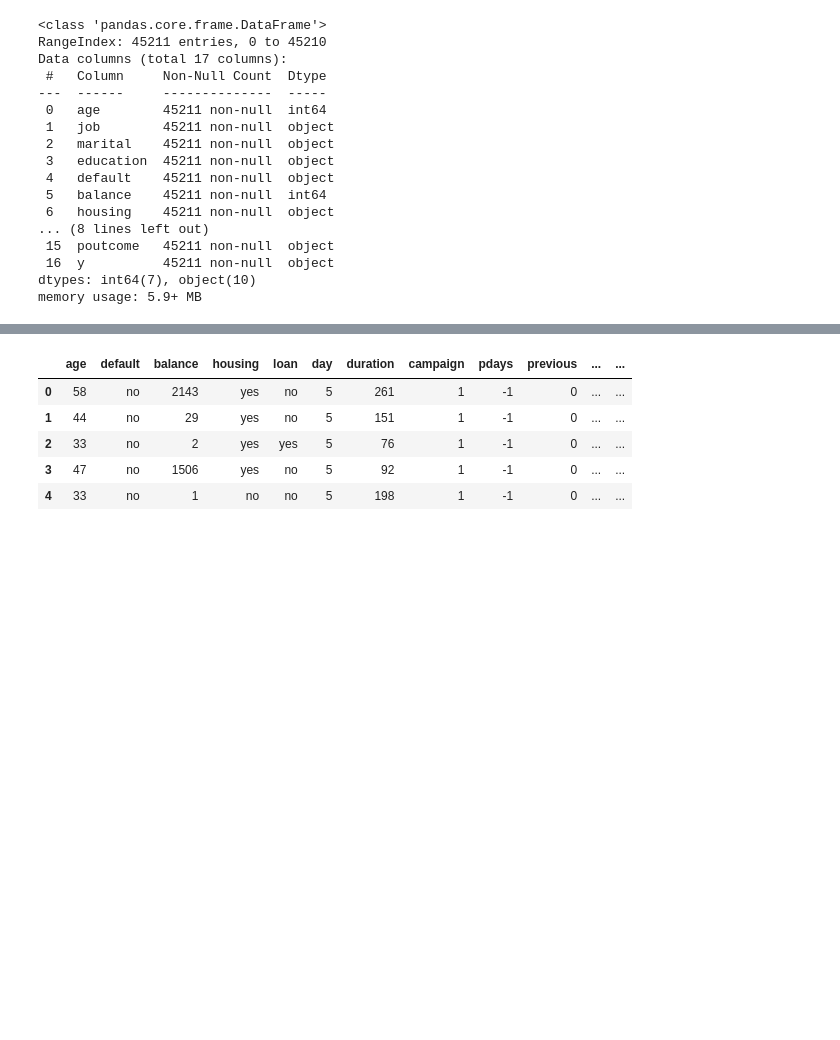
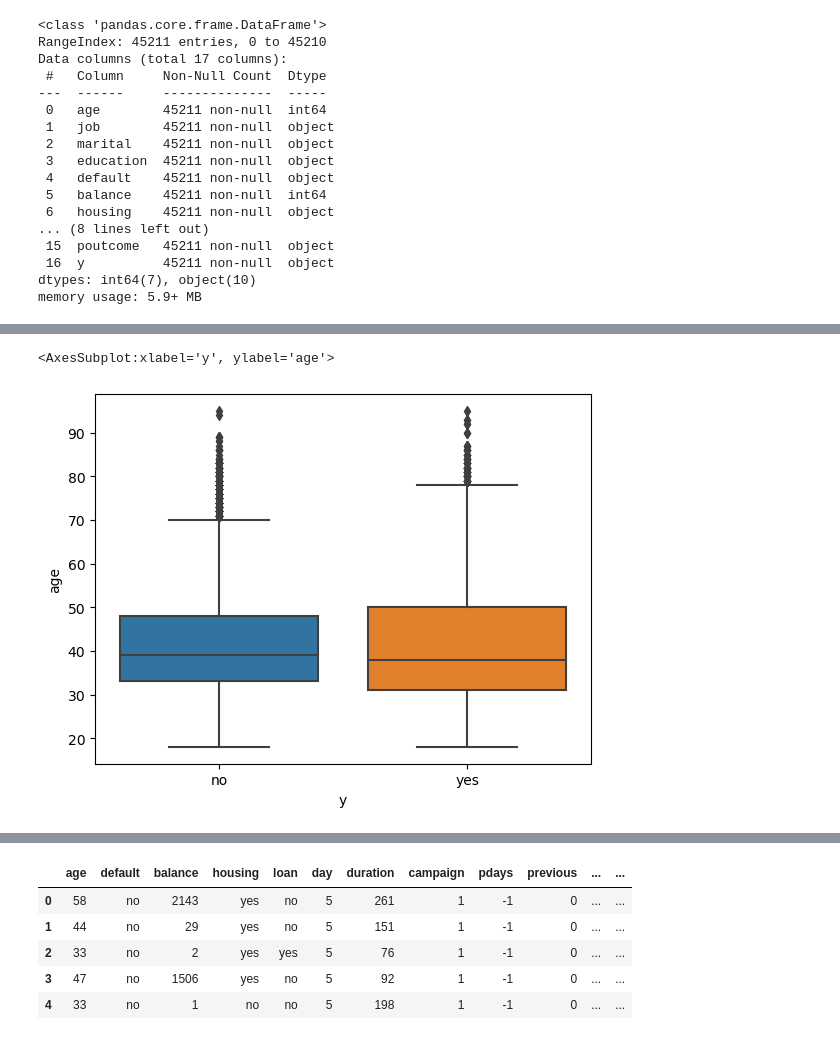
Before and after one commit to Kishore5123/Logistic-Regression-, a Jupyter notebook: Logistic Regression (Bank Full.csv).ipynb, the cells around one changed output, grey strips where cells are left out. Drawn from its saved outputs; the diff is of its cells as text; code cells hidden in the pictures; blank space fills up the shorter version.

```diff
--- a/Logistic Regression (Bank Full.csv).ipynb
+++ b/Logistic Regression (Bank Full.csv).ipynb
@@ -52,0 +66,6 @@ memory usage: 5.9+ MB
+# %%
+#boxplot of age to job
+sns.boxplot(data=bdata,x='y',y='age')
+# %% [output]
+<AxesSubplot:xlabel='y', ylabel='age'>
+[figure, added]
```
Also changed, not shown: parts of 14 cells of this notebook.
